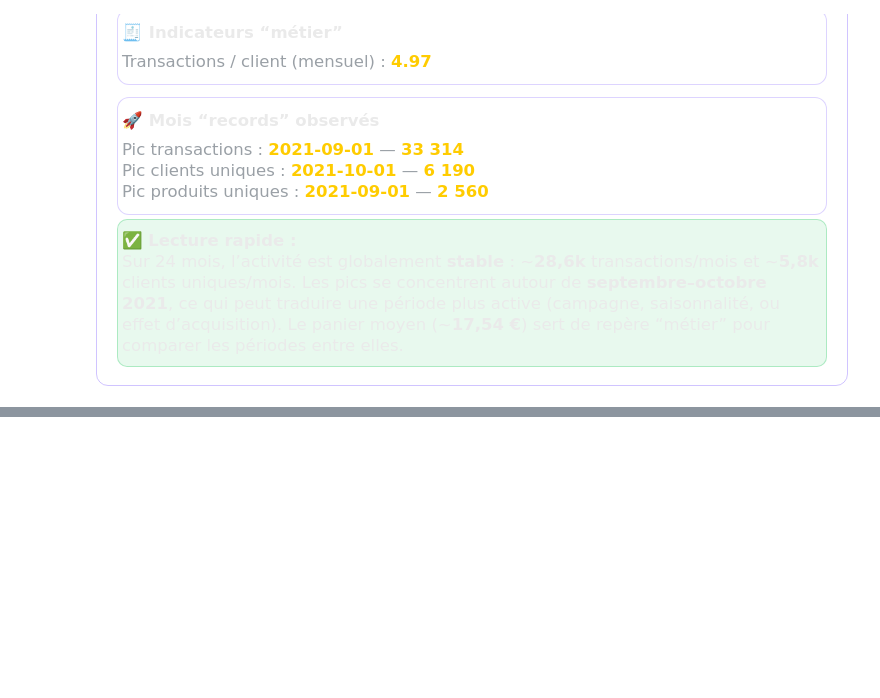
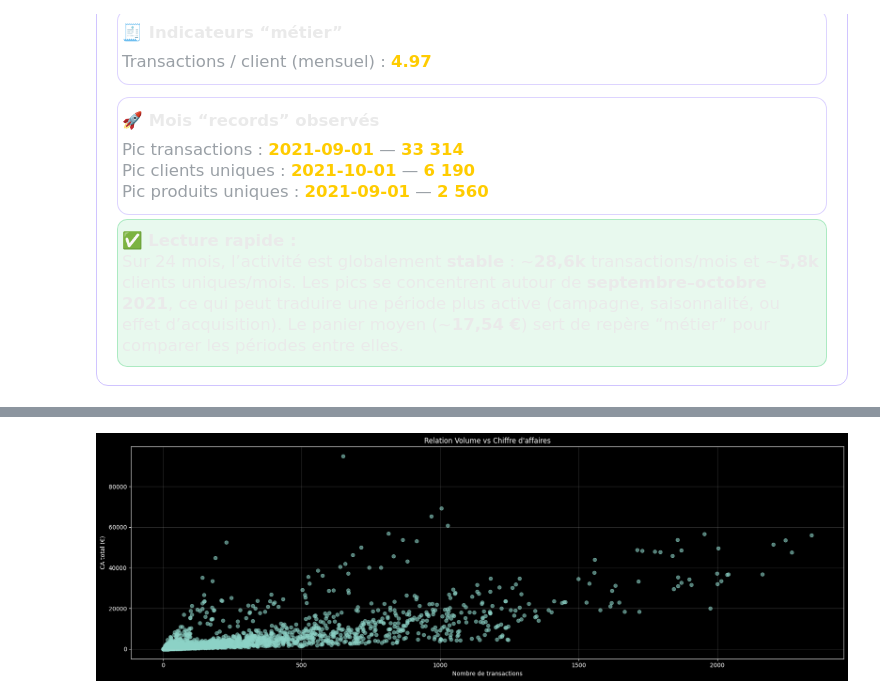
Before and after one commit to Stephane-OC/lapage, a Jupyter notebook: analyse_lapage.ipynb, the cells around one changed output, grey strips where cells are left out. Saved outputs shown, nothing was run; the diff lists cells and outputs as text; code cells hidden in the pictures; blank space fills up the shorter version.

```diff
--- a/analyse_lapage.ipynb
+++ b/analyse_lapage.ipynb
@@ -3298,0 +3626,21 @@ print("- Pic produits uniques :", month_max_tx, "-", max_prods)
+# %%
+# Revenus vs Volume de Transactions (Produits phares)
+# Nuage de points montrant la relation entre le volume des ventes et le revenu total
+# Et le revenu total met en évidence les produits à fort volume et forte valeur
+fig, ax = plt.subplots(figsize=(18,6))
+
+ax.scatter(
+    top_products["transactions"],
+    top_products["ca_total"],
+    alpha=0.6
+)
+
+ax.set_title("Relation Volume vs Chiffre d'affaires")
+ax.set_xlabel("Nombre de transactions")
+ax.set_ylabel("CA total (€)")
+ax.grid(alpha=0.2)
+
+plt.tight_layout()
+plt.show()
+# %% [output]
+[figure, added]
```
Also changed, not shown: parts of 25 cells of this notebook, 1 other file.
